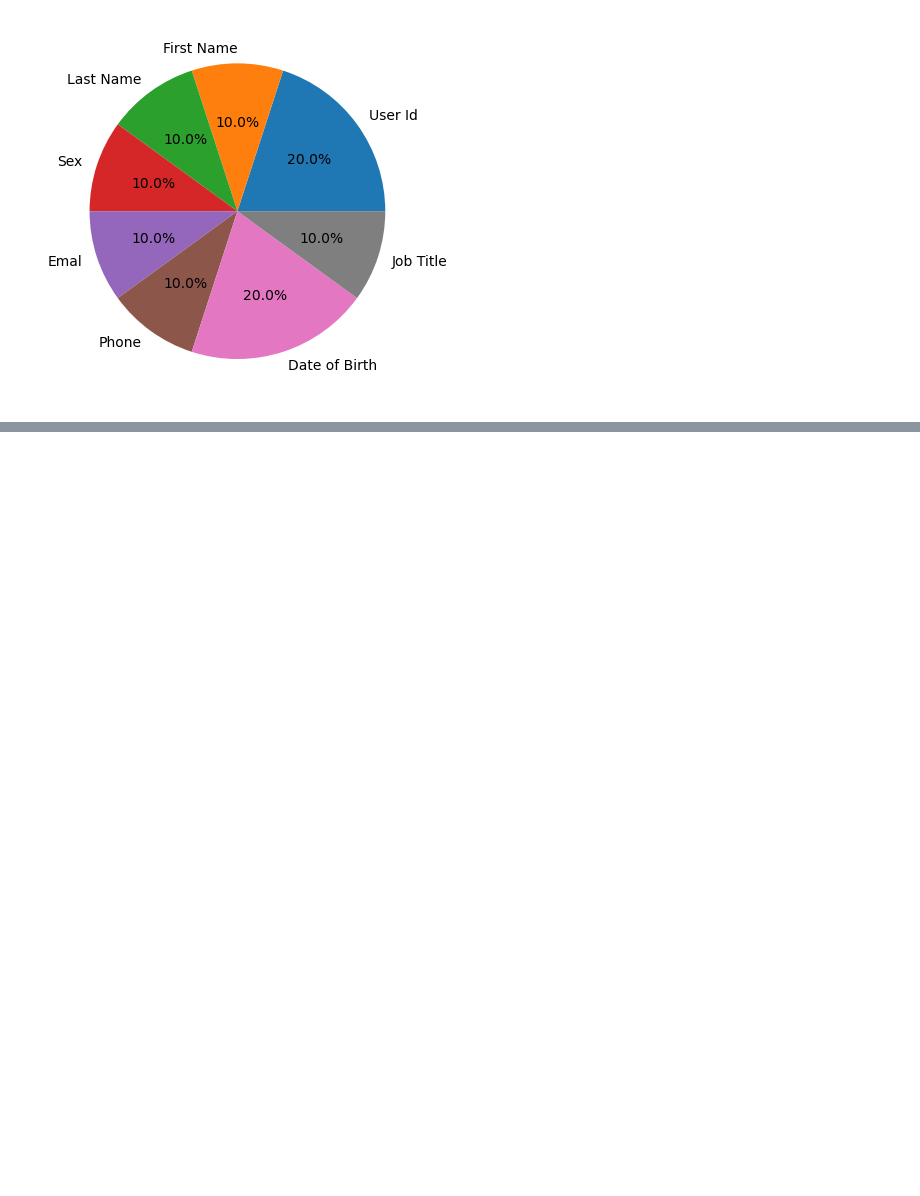
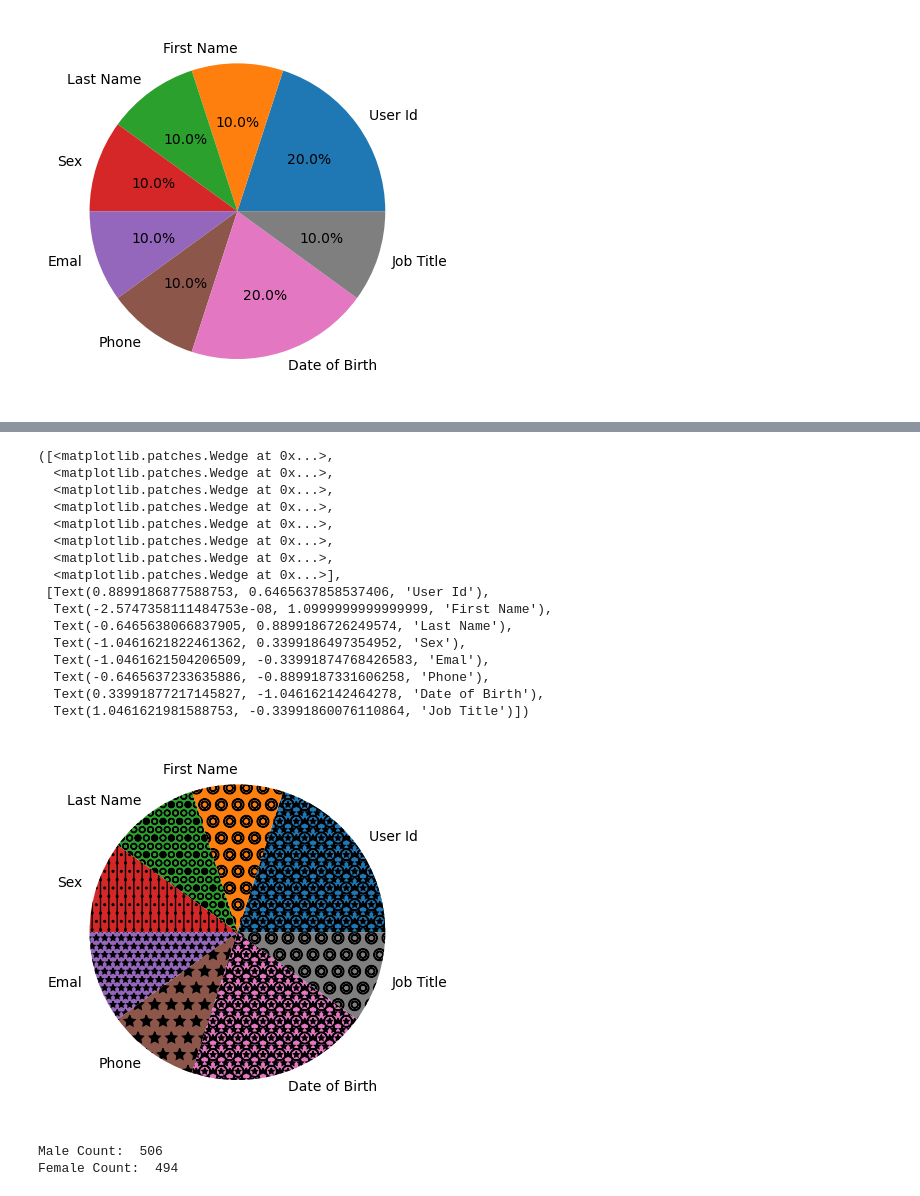
Before and after one commit to h2ohugol/PFDA-assignments, a Jupyter notebook: assignment03-pie.ipynb, the cells around one changed output, grey strips where cells are left out. Drawn from its saved outputs; the diff is of its cells as text; code cells hidden in the pictures; blank space fills up the shorter version.

```diff
--- a/assignment03-pie.ipynb
+++ b/assignment03-pie.ipynb
@@ -150,0 +174,35 @@ ax.pie(sizes, labels=labels, autopct='%1.1f%%')
+# %%
+# Hatch slices
+
+fig, ax = plt.subplots()
+ax.pie(sizes, labels=labels, hatch=['**O', 'oO', 'O.O', '.||.', '**', '*#'])
+# %% [output]
+([<matplotlib.patches.Wedge at 0x...>,
+  <matplotlib.patches.Wedge at 0x...>,
+  <matplotlib.patches.Wedge at 0x...>,
+  <matplotlib.patches.Wedge at 0x...>,
+  <matplotlib.patches.Wedge at 0x...>,
+  <matplotlib.patches.Wedge at 0x...>,
+  <matplotlib.patches.Wedge at 0x...>,
+  <matplotlib.patches.Wedge at 0x...>],
+ [Text(0.8899186877588753, 0.6465637858537406, 'User Id'),
+  Text(-2.5747358111484753e-08, 1.0999999999999999, 'First Name'),
+  Text(-0.6465638066837905, 0.8899186726249574, 'Last Name'),
+  Text(-1.0461621822461362, 0.3399186497354952, 'Sex'),
+  Text(-1.0461621504206509, -0.33991874768426583, 'Emal'),
+  Text(-0.6465637233635886, -0.8899187331606258, 'Phone'),
+  Text(0.33991877217145827, -1.046162142464278, 'Date of Birth'),
+  Text(1.0461621981588753, -0.33991860076110864, 'Job Title')])
+[figure, added]
+# %%
+# staff sex
+
+uniqueInstances = df['Sex'].value_counts()
+maleCount = uniqueInstances.iloc[0]
+femaleCount = uniqueInstances.iloc[1]
+
+print("Male Count: ", maleCount)
+print("Female Count: ", femaleCount)
+# %% [output]
+Male Count:  506
+Female Count:  494
```
Also changed, not shown: parts of 3 cells of this notebook.
